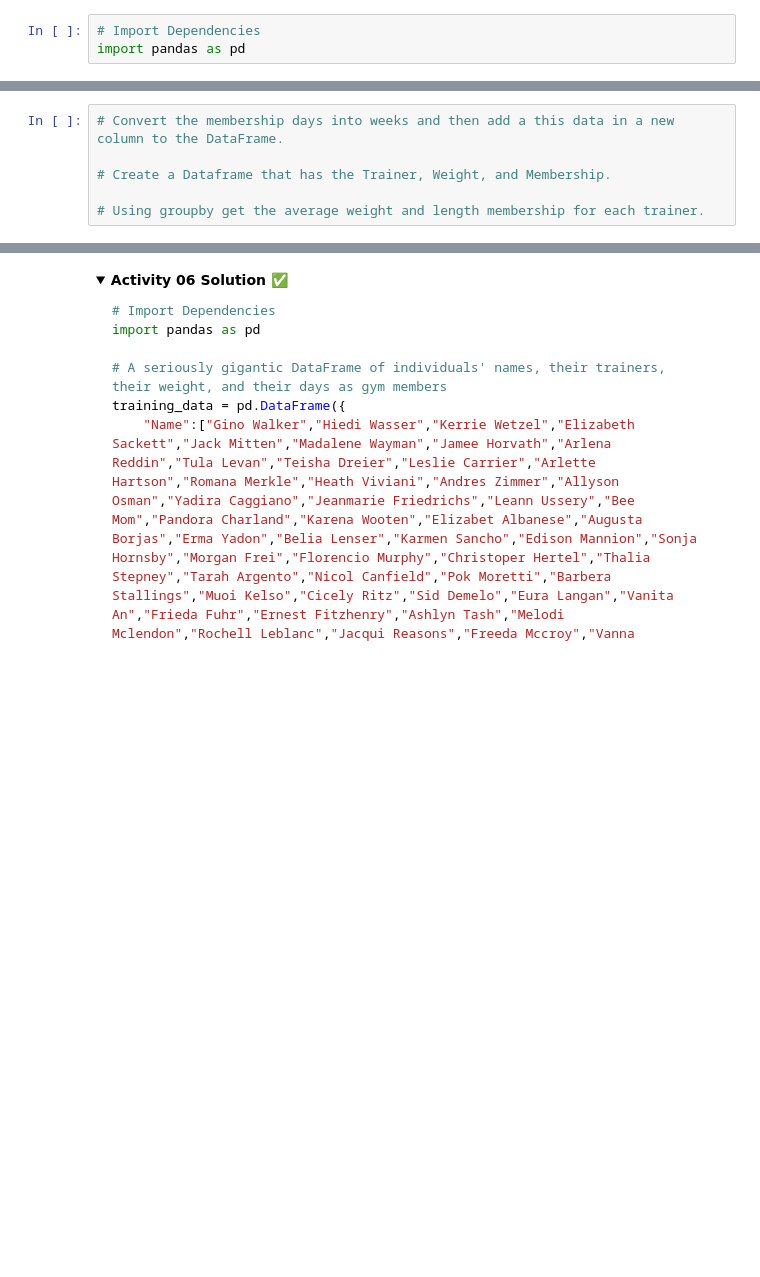
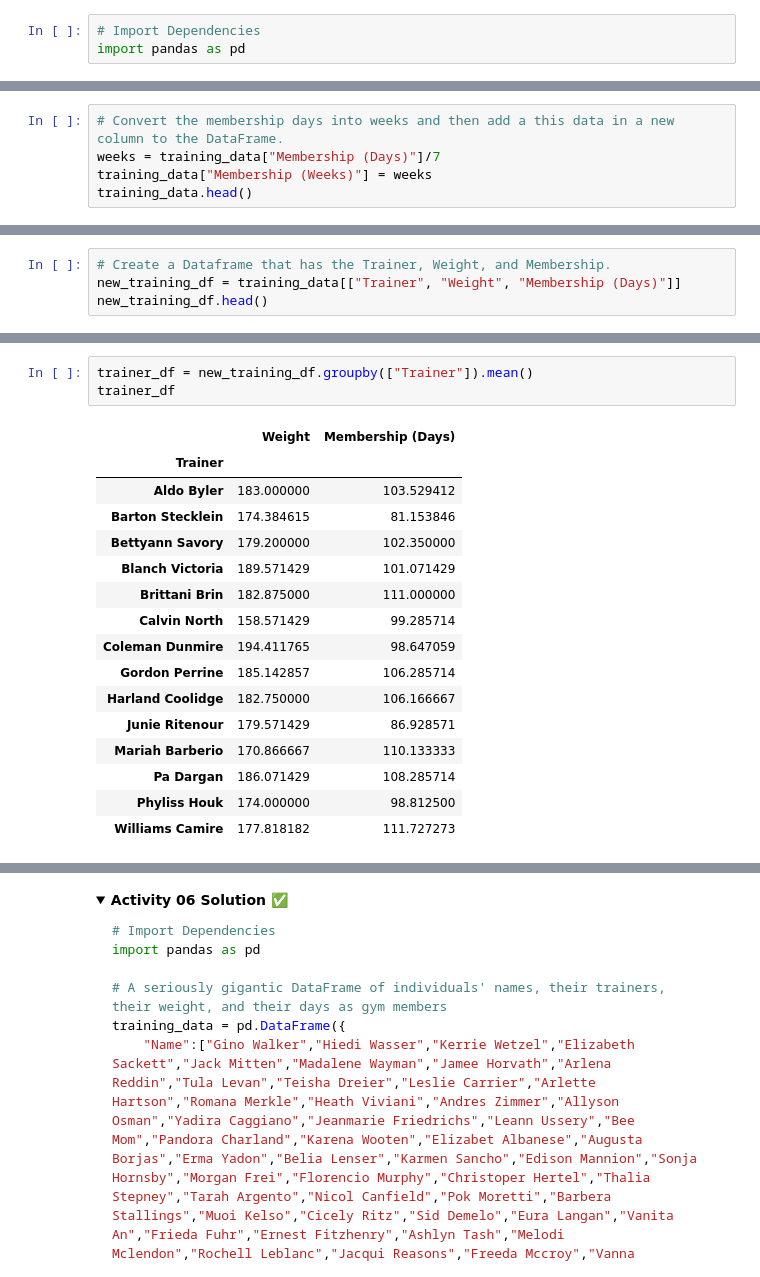
Before and after one commit to AfroQ/Pandas_Activities, a Jupyter notebook: Pandas_Notebook/Pandas_Notebook-Day-02.ipynb, the cells around one changed output, grey strips where cells are left out. Cells and saved outputs as stored; diff of their text form; folded sections open; blank space fills up the shorter version.

```diff
--- a/Pandas_Notebook/Pandas_Notebook-Day-02.ipynb
+++ b/Pandas_Notebook/Pandas_Notebook-Day-02.ipynb
@@ -359,6 +698,5 @@ training_data.head()
 # %%
 # Convert the membership days into weeks and then add a this data in a new column to the DataFrame.
-
-# Create a Dataframe that has the Trainer, Weight, and Membership.
-
-# Using groupby get the average weight and length membership for each trainer.
+weeks = training_data["Membership (Days)"]/7
+training_data["Membership (Weeks)"] = weeks
+training_data.head()
@@ -364,0 +710,4 @@ training_data.head()
+# %%
+# Create a Dataframe that has the Trainer, Weight, and Membership.
+new_training_df = training_data[["Trainer", "Weight", "Membership (Days)"]]
+new_training_df.head()
@@ -364,0 +721,20 @@ training_data.head()
+# %%
+trainer_df = new_training_df.groupby(["Trainer"]).mean()
+trainer_df
+# %% [output]
+|  | Weight | Membership (Days) |
+| Trainer |  |  |
+| Aldo Byler | 183.000000 | 103.529412 |
+| Barton Stecklein | 174.384615 | 81.153846 |
+| Bettyann Savory | 179.200000 | 102.350000 |
+| Blanch Victoria | 189.571429 | 101.071429 |
+| Brittani Brin | 182.875000 | 111.000000 |
+| Calvin North | 158.571429 | 99.285714 |
+| Coleman Dunmire | 194.411765 | 98.647059 |
+| Gordon Perrine | 185.142857 | 106.285714 |
+| Harland Coolidge | 182.750000 | 106.166667 |
+| Junie Ritenour | 179.571429 | 86.928571 |
+| Mariah Barberio | 170.866667 | 110.133333 |
+| Pa Dargan | 186.071429 | 108.285714 |
+| Phyliss Houk | 174.000000 | 98.812500 |
+| Williams Camire | 177.818182 | 111.727273 |
```
Also changed, not shown: parts of 51 cells of this notebook, 3 other files.
